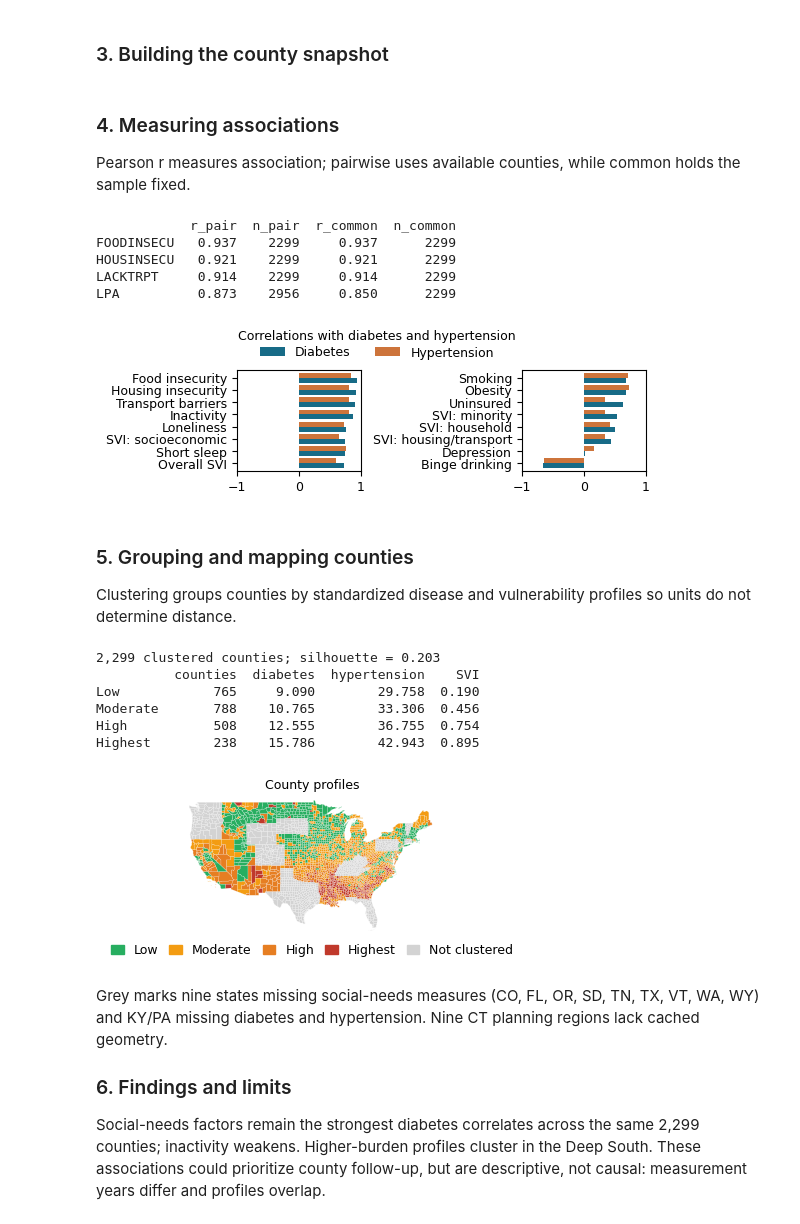
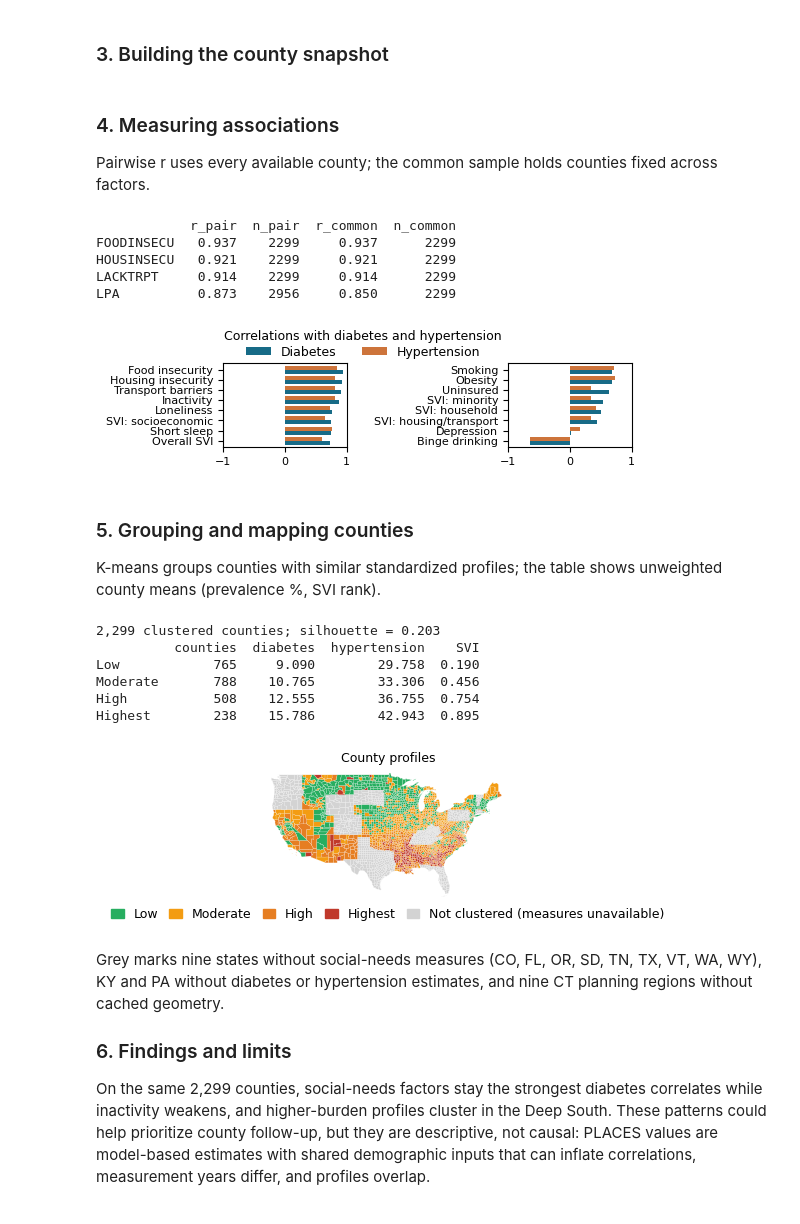
Before and after one commit to Booth-DH/Global_AI_Internship, a Jupyter notebook: code_sample/code_sample.ipynb, the cells around one changed output. Cells and saved outputs as stored; diff of their text form; code cells hidden in the pictures.

Commit message:
Finish code sample polish: conventional imports, readable functions, caveats, and two-page fit

```diff
--- a/code_sample/code_sample.ipynb
+++ b/code_sample/code_sample.ipynb
@@ -48,17 +54,18 @@ counties = prepare_county_snapshot(places, svi)
 # %% [markdown]
 ### 4. Measuring associations
 
-Pearson r measures association; pairwise uses available counties, while common holds the sample fixed.
+Pairwise r uses every available county; the common sample holds counties fixed across factors.
 # %%
 def compare_correlations(data, outcome, factors, sample_policy='pairwise'):
-    rows = data[[outcome, *factors]].dropna(subset=[outcome, *factors] if sample_policy == 'common' else [outcome])
-    return pd.DataFrame({'r': rows[factors].corrwith(rows[outcome]), 'n': rows[factors].count()})
+    values = data[[outcome, *factors]].dropna(subset=[outcome])
+    if sample_policy == 'common':
+        values = values.dropna()
+    return pd.DataFrame({'r': values[factors].corrwith(values[outcome]), 'n': values[factors].count()})
 results = {outcome: compare_correlations(counties, outcome, factors) for outcome in outcomes}
 correlations = pd.DataFrame({outcome: result.r for outcome, result in results.items()})
 shown = ['FOODINSECU', 'HOUSINSECU', 'LACKTRPT', 'LPA']
 common = compare_correlations(counties, 'DIABETES', factors, 'common')
 comparison = results['DIABETES'].join(common, lsuffix='_pair', rsuffix='_common').loc[shown]
-comparison.to_csv(OUT / 'tables/correlation_summary.csv')
 print(comparison.round(3).rename_axis(None))
 # %% [output]
             r_pair  n_pair  r_common  n_common
@@ -67,25 +74,27 @@ HOUSINSECU   0.921    2299     0.921      2299
 LACKTRPT     0.914    2299     0.914      2299
 LPA          0.873    2956     0.850      2299
 # %%
-plt.rcParams.update({'font.size': 9, 'axes.titlesize': 9, 'figure.titlesize': 9})
 def plot_correlations(correlations):
     ranked = correlations.sort_values('DIABETES', ascending=False).rename(index=factor_labels)
-    fig, axes = plt.subplots(1, 2, figsize=(5.6, 1.75))
+    fig, axes = plt.subplots(1, 2, figsize=(5.6, 1.45))
     for ax, start in zip(axes, [0, 8]):
         ranked.iloc[start:start + 8].iloc[::-1].plot.barh(ax=ax, width=.8,
-            color=['#176b87', '#cd743b'], legend=False)
+            color=['#176b87', '#cd743b'], legend=False, fontsize=8)
         ax.set(xlim=(-1, 1), xticks=[-1, 0, 1], xlabel='', ylabel='')
-    fig.suptitle('Correlations with diabetes and hypertension')
-    fig.legend(['Diabetes', 'Hypertension'], loc='upper center', bbox_to_anchor=(.5, .95), ncol=2, frameon=False)
+    fig.suptitle('Correlations with diabetes and hypertension', fontsize=9)
+    fig.legend(axes[0].containers, ['Diabetes', 'Hypertension'], loc='upper center',
+        bbox_to_anchor=(.5, .95), ncol=2, frameon=False, fontsize=9)
     fig.subplots_adjust(left=.25, right=.98, bottom=.17, top=.75, wspace=1.3)
     return fig
-figure = plot_correlations(correlations); figure.savefig(OUT / 'figures/fig_correlations.png', dpi=240); plt.show()
+figure = plot_correlations(correlations)
+figure.savefig(OUT / 'figures/fig_correlations.png', dpi=240)
+plt.show()
 # %% [output]
-[figure, old version]
+[figure, new version]
 # %% [markdown]
 ### 5. Grouping and mapping counties
 
-Clustering groups counties by standardized disease and vulnerability profiles so units do not determine distance.
+K-means groups counties with similar standardized profiles; the table shows unweighted county means (prevalence %, SVI rank).
 # %%
 strength = correlations.abs().mean(axis=1).sort_values(ascending=False)
 features = outcomes + strength[strength >= .40].index.tolist()
@@ -114,25 +124,31 @@ def plot_county_profiles(complete):
     colors = dict(zip([*tiers, 'Not clustered'], ['#27ae60', '#f39c12', '#e67e22', '#c0392b', '#d3d3d3']))
     lookup = complete.tier.astype('string').map(colors).to_dict()
     geo = json.loads((ROOT / 'data/processed/us_counties.geojson').read_text())
-    fig, ax = plt.subplots(figsize=(5.6, 1.9)); ax.axis('off')
+    fig, ax = plt.subplots(figsize=(5.6, 1.8))
+    ax.axis('off')
     visible = [county for county in geo['features'] if county['id'][:2] not in {'02', '15', '72'}]
     for county in visible:
         fips, geometry = county['id'], county['geometry']
         polygons = [geometry['coordinates']] if geometry['type'] == 'Polygon' else geometry['coordinates']
         for polygon in polygons:
-            shape = path.Path.make_compound_path(*[path.Path(ring, closed=True) for ring in polygon])
-            ax.add_patch(patches.PathPatch(shape, facecolor=lookup.get(fips, '#d3d3d3'), edgecolor='w', lw=.12))
-    ax.set(xlim=(-125, -66), ylim=(24, 50), aspect=1.25, title='County profiles')
-    handles = [patches.Patch(color=color, label=tier) for tier, color in colors.items()]
-    fig.legend(handles=handles, loc='lower center', ncol=5, frameon=False, columnspacing=.9, handlelength=1)
+            shape = MplPath.make_compound_path(*[MplPath(ring, closed=True) for ring in polygon])
+            ax.add_patch(PathPatch(shape, facecolor=lookup.get(fips, '#d3d3d3'), edgecolor='w', lw=.12))
+    ax.set(xlim=(-125, -66), ylim=(24, 50), aspect=1.25)
+    ax.set_title('County profiles', fontsize=9)
+    colors['Not clustered (measures unavailable)'] = colors.pop('Not clustered')
+    handles = [Patch(color=color, label=tier) for tier, color in colors.items()]
+    fig.legend(handles=handles, loc='lower center', ncol=5, frameon=False,
+        columnspacing=.9, handlelength=1, fontsize=9)
     fig.subplots_adjust(left=.02, right=.98, top=.88, bottom=.16)
     return fig
-figure = plot_county_profiles(complete); figure.savefig(OUT / 'figures/fig_risk_tier_map.png', dpi=240); plt.show()
+figure = plot_county_profiles(complete)
+figure.savefig(OUT / 'figures/fig_risk_tier_map.png', dpi=240)
+plt.show()
 # %% [output]
-[figure, old version]
+[figure, new version]
 # %% [markdown]
-Grey marks nine states missing social-needs measures (CO, FL, OR, SD, TN, TX, VT, WA, WY) and KY/PA missing diabetes and hypertension. Nine CT planning regions lack cached geometry.
+Grey marks nine states without social-needs measures (CO, FL, OR, SD, TN, TX, VT, WA, WY), KY and PA without diabetes or hypertension estimates, and nine CT planning regions without cached geometry.
 
 ### 6. Findings and limits
 
-Social-needs factors remain the strongest diabetes correlates across the same 2,299 counties; inactivity weakens. Higher-burden profiles cluster in the Deep South. These associations could prioritize county follow-up, but are descriptive, not causal: measurement years differ and profiles overlap.
+On the same 2,299 counties, social-needs factors stay the strongest diabetes correlates while inactivity weakens, and higher-burden profiles cluster in the Deep South. These patterns could help prioritize county follow-up, but they are descriptive, not causal: PLACES values are model-based estimates with shared demographic inputs that can inflate correlations, measurement years differ, and profiles overlap.
```
Also changed, not shown: parts of 3 cells of this notebook, 6 other files.
